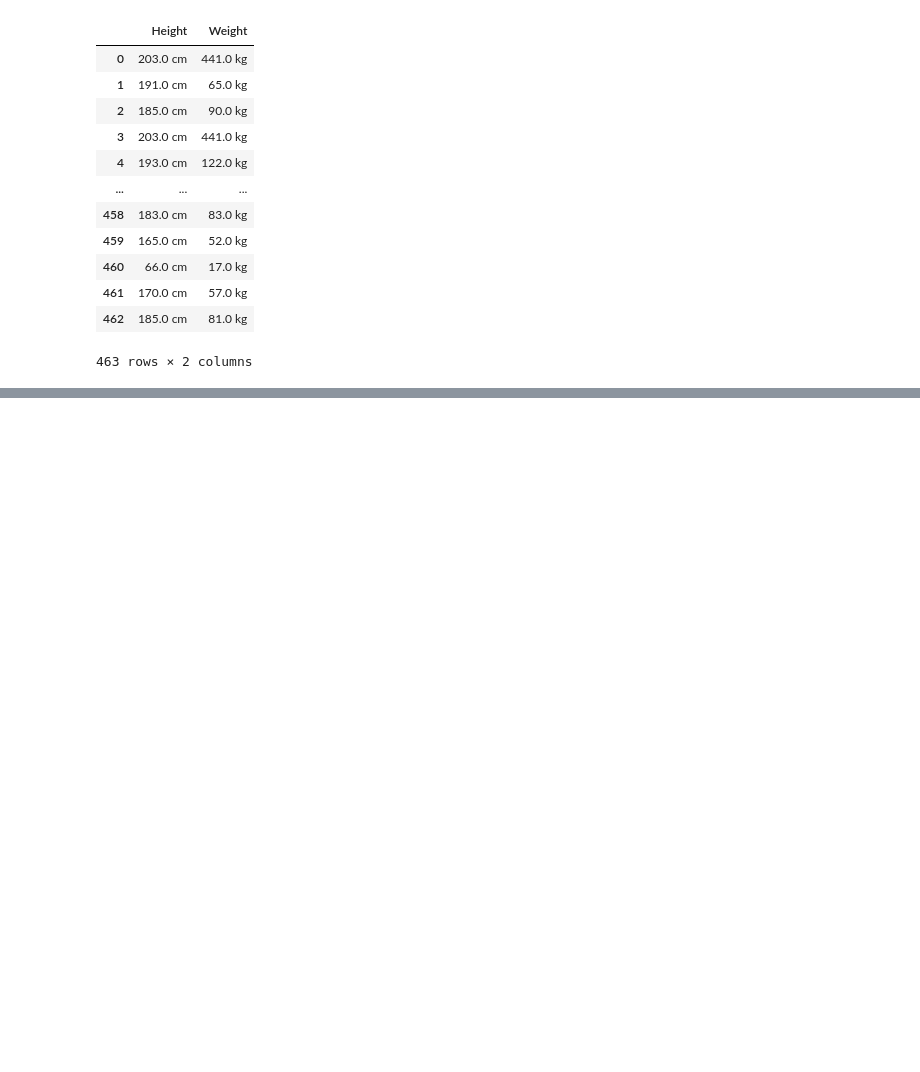
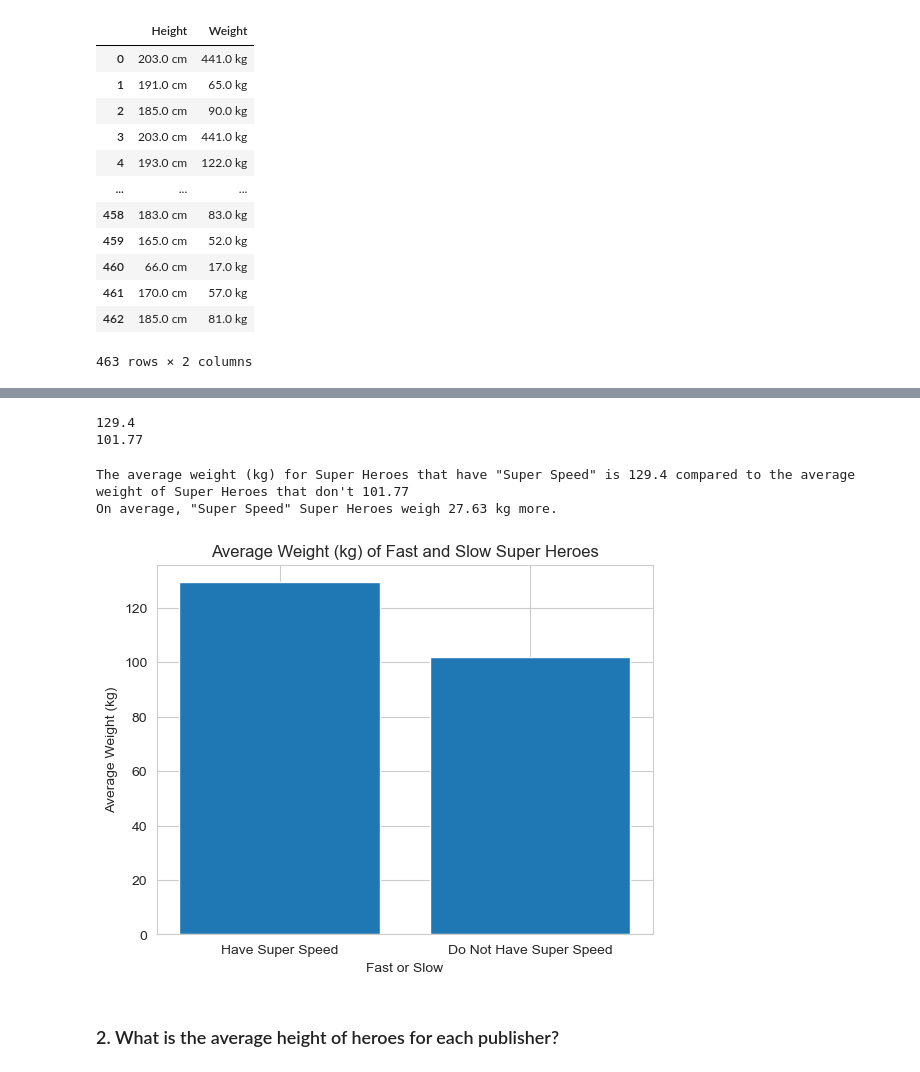
Before and after one commit to tjbingamon/Applying-Advanced-Transformations-with-Pandas, a Jupyter notebook: Applying Advanced Transformations (Core).ipynb, the cells around one changed output, grey strips where cells are left out. Drawn from its saved outputs; the diff is of its cells as text; code cells hidden in the pictures; blank space fills up the shorter version.

```diff
--- a/Applying Advanced Transformations (Core).ipynb
+++ b/Applying Advanced Transformations (Core).ipynb
@@ -203,0 +404,4 @@ super_info
+# %%
+speed = df['Super Speed'] == True
+speed = df[speed]
+speed
@@ -203,0 +422,3 @@ super_info
+# %%
+no_speed = df[~speed]
+no_speed
@@ -203,0 +439,30 @@ super_info
+# %%
+avg_speed_weight = speed['Weight (kg)'].mean().round(2)
+avg_not_speed_weight = no_speed['Weight (kg)'].mean().round(2)
+print(avg_speed_weight)
+print(avg_not_speed_weight)
+# %% [output]
+129.4
+101.77
+# %%
+print(f'The average weight (kg) for Super Heroes that have "Super Speed" is \
+{avg_speed_weight} compared to the average weight of Super Heroes that don\'t \
+{avg_not_speed_weight}')
+print(f'On average, "Super Speed" Super Heroes weigh \
+{(avg_speed_weight-avg_not_speed_weight).round(2)} kg \
+more.')
+# %% [output]
+The average weight (kg) for Super Heroes that have "Super Speed" is 129.4 compared to the average weight of Super Heroes that don't 101.77
+On average, "Super Speed" Super Heroes weigh 27.63 kg more.
+# %%
+speed_dict = {'Have Super Speed': avg_speed_weight,
+             'Do Not Have Super Speed': avg_not_speed_weight}
+# %%
+plt.bar(speed_dict.keys(), speed_dict.values())
+plt.xlabel('Fast or Slow')
+plt.ylabel('Average Weight (kg)')
+plt.title('Average Weight (kg) of Fast and Slow Super Heroes');
+# %% [output]
+[figure, added]
+# %% [markdown]
+### 2. What is the average height of heroes for each publisher?
```
Also changed, not shown: parts of 57 cells of this notebook.
